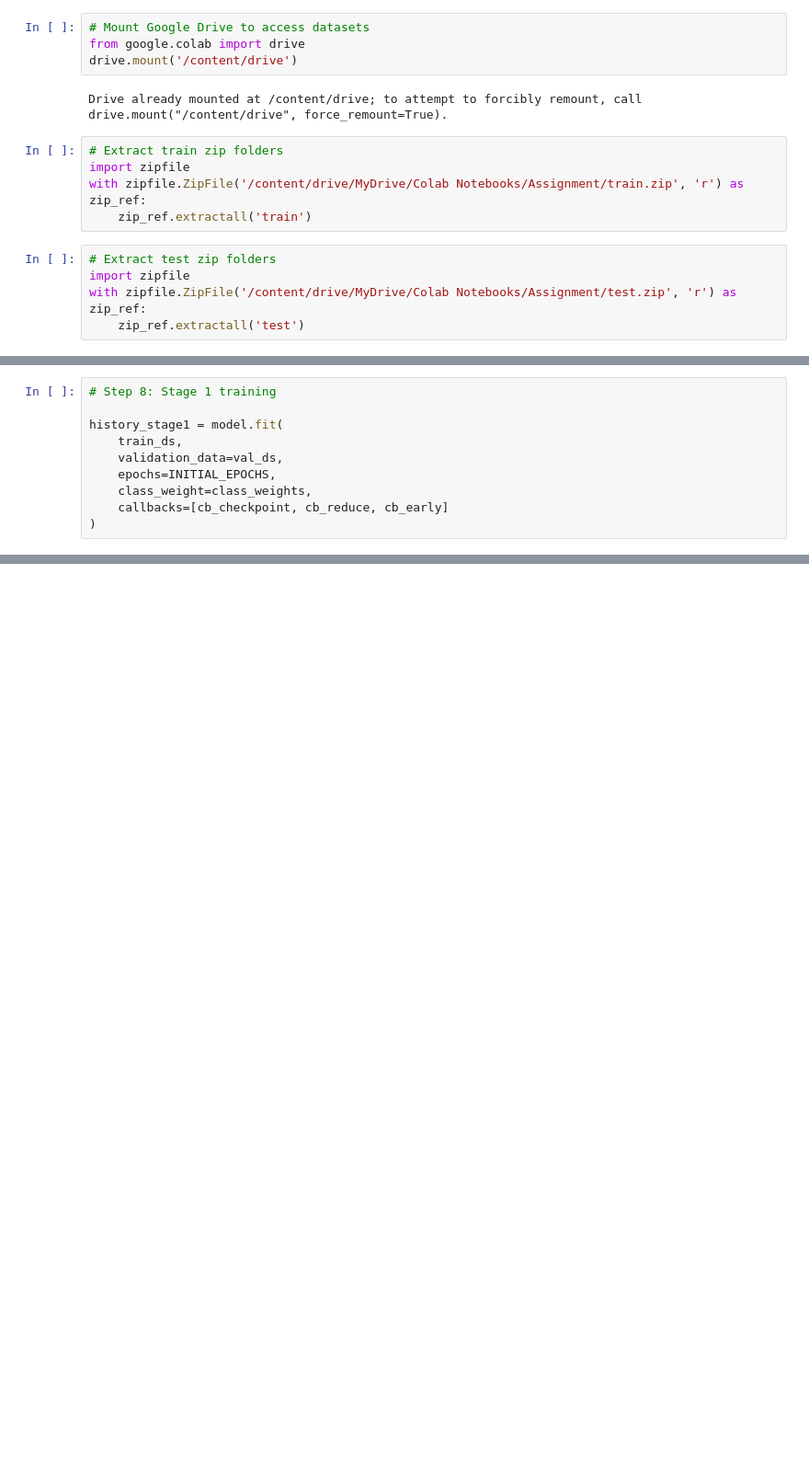
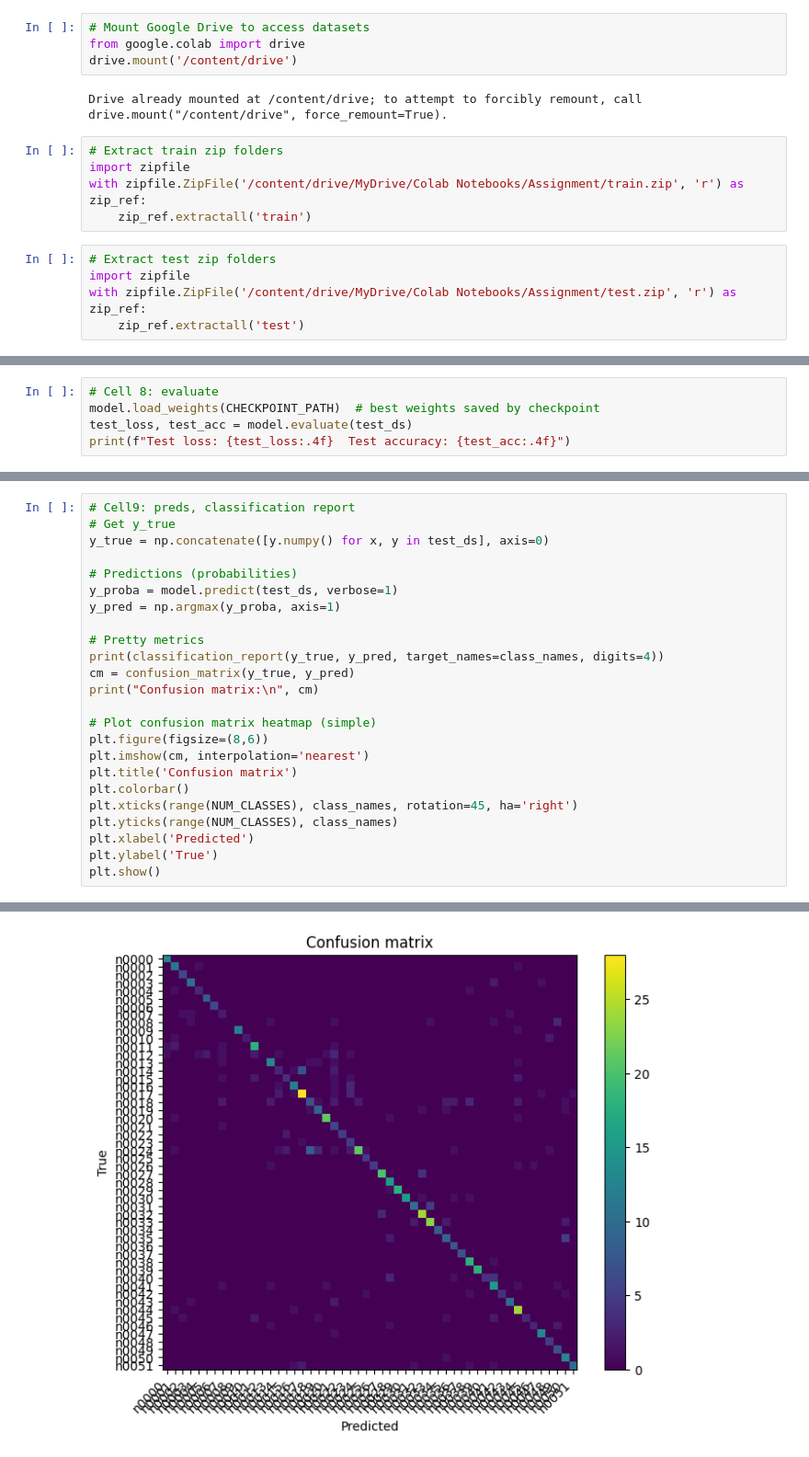
Before and after one commit to Buddhiimz/DeepLearning_Project, a Jupyter notebook: IT22095176_DL_Assigment_EfficientNetB0_model.ipynb, the cells around one changed output, grey strips where cells are left out. Shown: that part at 92% size. Drawn from its saved outputs; the diff is of its cells as text; blank space fills up the shorter version.

Commit message:
Do the changes to the model

```diff
--- a/IT22095176_DL_Assigment_EfficientNetB0_model.ipynb
+++ b/IT22095176_DL_Assigment_EfficientNetB0_model.ipynb
@@ -195,10 +266,0 @@ cb_early = callbacks.EarlyStopping(monitor='val_accuracy', patience=PATIENCE_ES,
-# %%
-# Step 8: Stage 1 training
-
-history_stage1 = model.fit(
-    train_ds,
-    validation_data=val_ds,
-    epochs=INITIAL_EPOCHS,
-    class_weight=class_weights,
-    callbacks=[cb_checkpoint, cb_reduce, cb_early]
-)
@@ -432,0 +312,5 @@ Confusion Matrix:
+# %%
+# Cell 8: evaluate
+model.load_weights(CHECKPOINT_PATH)  # best weights saved by checkpoint
+test_loss, test_acc = model.evaluate(test_ds)
+print(f"Test loss: {test_loss:.4f}  Test accuracy: {test_acc:.4f}")
@@ -432,0 +320,25 @@ Confusion Matrix:
+# %%
+# Cell9: preds, classification report
+# Get y_true
+y_true = np.concatenate([y.numpy() for x, y in test_ds], axis=0)
+
+# Predictions (probabilities)
+y_proba = model.predict(test_ds, verbose=1)
+y_pred = np.argmax(y_proba, axis=1)
+
+# Pretty metrics
+print(classification_report(y_true, y_pred, target_names=class_names, digits=4))
+cm = confusion_matrix(y_true, y_pred)
+print("Confusion matrix:\n", cm)
+
+# Plot confusion matrix heatmap (simple)
+plt.figure(figsize=(8,6))
+plt.imshow(cm, interpolation='nearest')
+plt.title('Confusion matrix')
+plt.colorbar()
+plt.xticks(range(NUM_CLASSES), class_names, rotation=45, ha='right')
+plt.yticks(range(NUM_CLASSES), class_names)
+plt.xlabel('Predicted')
+plt.ylabel('True')
+plt.show()
+# %% [output]
@@ -432,0 +362 @@ Confusion Matrix:
+[figure, added]
```
Also changed, not shown: parts of 22 cells of this notebook.
